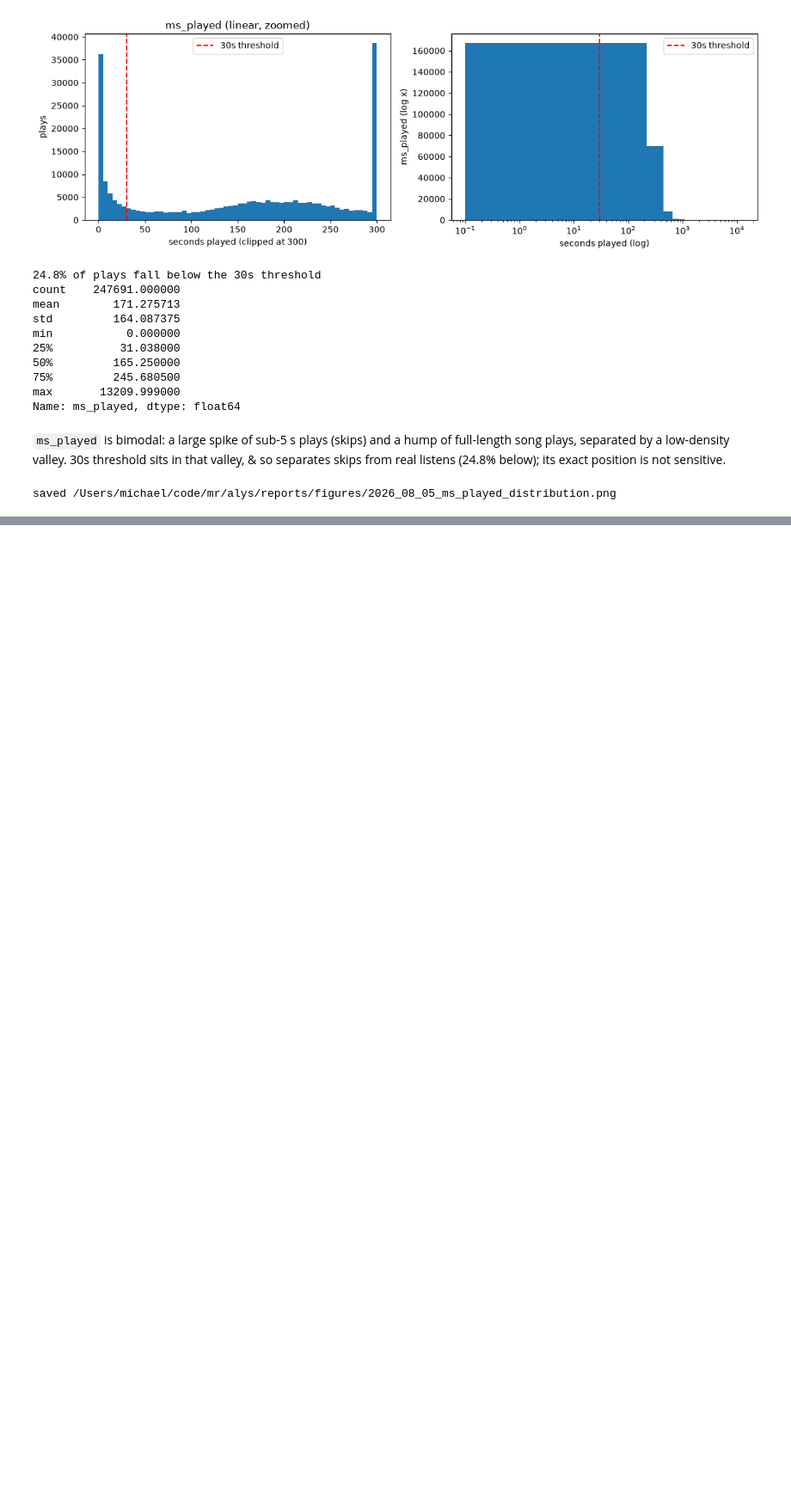
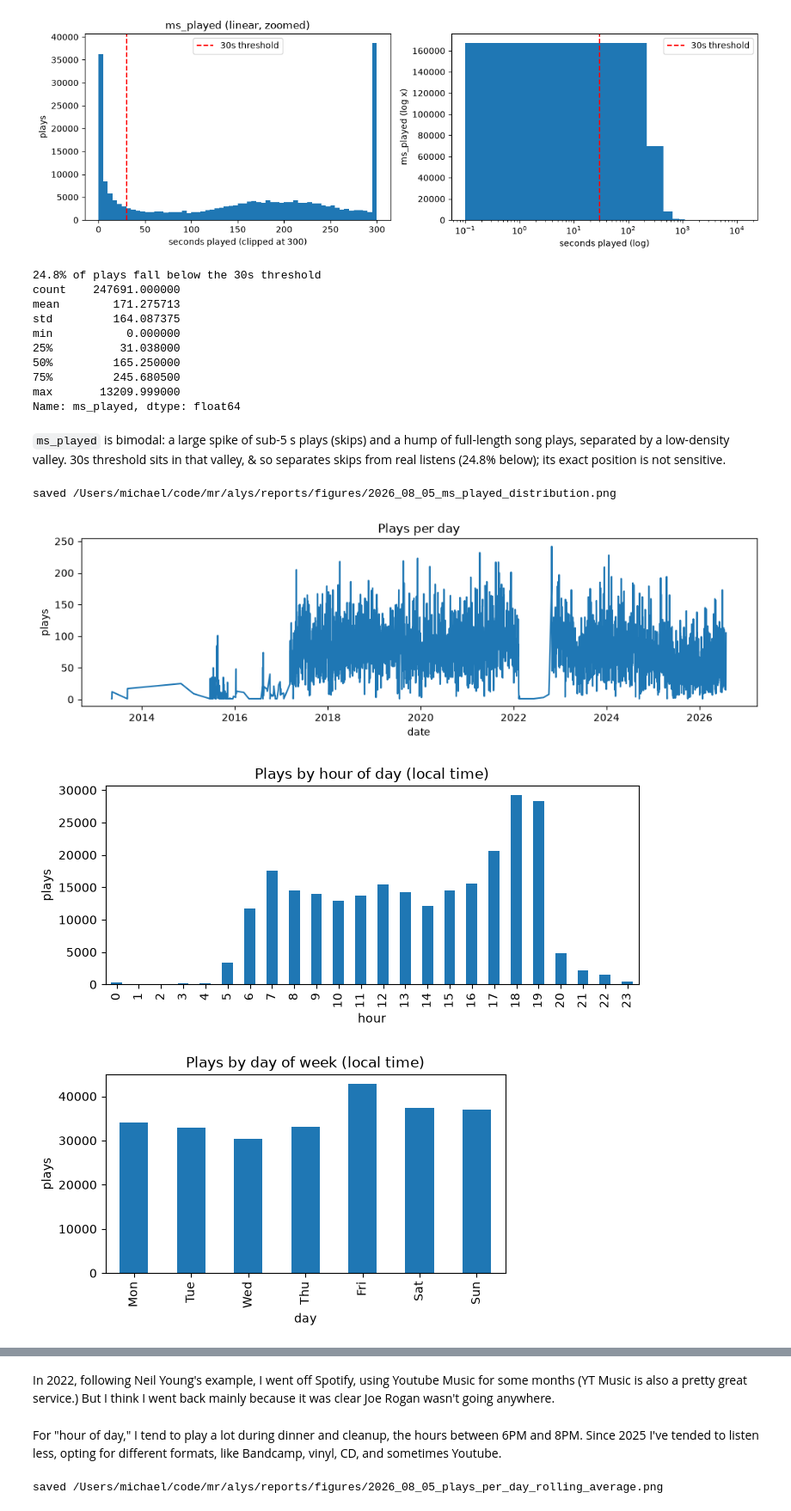
Before and after one commit to mjamesruggiero/alys, a Jupyter notebook: notebooks/02_eda_listening_patterns.ipynb, the cells around one changed output, grey strips where cells are left out. Shown at 86% size. Saved outputs shown, nothing was run; the diff lists cells and outputs as text; code cells hidden in the pictures; blank space fills up the shorter version.

Commit message:
Basic listening statistics

```diff
--- a/notebooks/02_eda_listening_patterns.ipynb
+++ b/notebooks/02_eda_listening_patterns.ipynb
@@ -68,3 +68,53 @@ fig.savefig(figpath, dpi=150, bbox_inches="tight")
 print("saved", figpath)
 # %% [output]
 saved /Users/michael/code/mr/alys/reports/figures/2026_08_05_ms_played_distribution.png
+# %%
+# set the timezone to where I actually, you know, listen
+local = plays["ts"].dt.tz_convert("America/Los_Angeles")
+
+# derive clock from local time
+day = local.dt.date  # calendar day
+hour = local.dt.hour # 0-23
+dow = local.dt.dayofweek # Mon=0 .... Sun=6
+dow_labels = ["Mon", "Tue", "Wed", "Thu", "Fri", "Sat", "Sun"]
+
+# plays per day over the whole history
+per_day = plays.groupby(day).size()
+fig, ax = plt.subplots(figsize=(12, 3))
+per_day.plot(ax=ax)
+ax.set_title("Plays per day")
+ax.set_xlabel("date")
+ax.set_ylabel("plays")
+plt.show()
+
+# plays by hour of day
+by_hour = plays.groupby(hour).size().reindex(range(24), fill_value=0)
+fix, ax = plt.subplots(figsize=(8, 3))
+by_hour.plot(kind="bar", ax=ax)
+ax.set_title("Plays by hour of day (local time)")
+ax.set_xlabel("hour")
+ax.set_ylabel("plays")
+plt.show()
+
+# plays by day of week
+by_dow = plays.groupby(dow).size().reindex(range(7), fill_value=0)
+by_dow.index = dow_labels
+fix, ax = plt.subplots(figsize=(6, 3))
+by_dow.plot(kind="bar", ax=ax)
+ax.set_title("Plays by day of week (local time)")
+ax.set_xlabel("day")
+ax.set_ylabel("plays")
+plt.show()
+
+# plays per day rolling
+per_day = plays.groupby(day).size()
+fig, ax = plt.subplots(figsize=(12, 3))
+per_day.rolling(30).mean().plot(ax=ax)
+ax.set_title("Plays per day (rolling average)")
+ax.set_xlabel("date")
+ax.set_ylabel("plays")
+plt.show()
+# %% [output]
+[figure, added]
+[figure, added]
+[figure, added]
@@ -70,0 +122,11 @@ saved /Users/michael/code/mr/alys/reports/figures/2026_08_05_ms_played_distribut
+# %% [markdown]
+In 2022, following Neil Young's example, I went off Spotify, using Youtube Music for some months (YT Music is also a pretty great service.) But I think I went back mainly because it was clear Joe Rogan wasn't going anywhere.
+# %% [markdown]
+For "hour of day," I tend to play a lot during dinner and cleanup, the hours between 6PM and 8PM. Since 2025 I've tended to listen less, opting for different formats, like Bandcamp, vinyl, CD, and sometimes Youtube.
+# %%
+figpath = config.PROJECT_ROOT / "reports" / "figures" / "2026_08_05_plays_per_day_rolling_average.png"
+figpath.parent.mkdir(parents=True, exist_ok=True)
+fig.savefig(figpath, dpi=150, bbox_inches="tight")
+print("saved", figpath)
+# %% [output]
+saved /Users/michael/code/mr/alys/reports/figures/2026_08_05_plays_per_day_rolling_average.png
```
Also changed, not shown: parts of 1 cell of this notebook, 1 other file.
